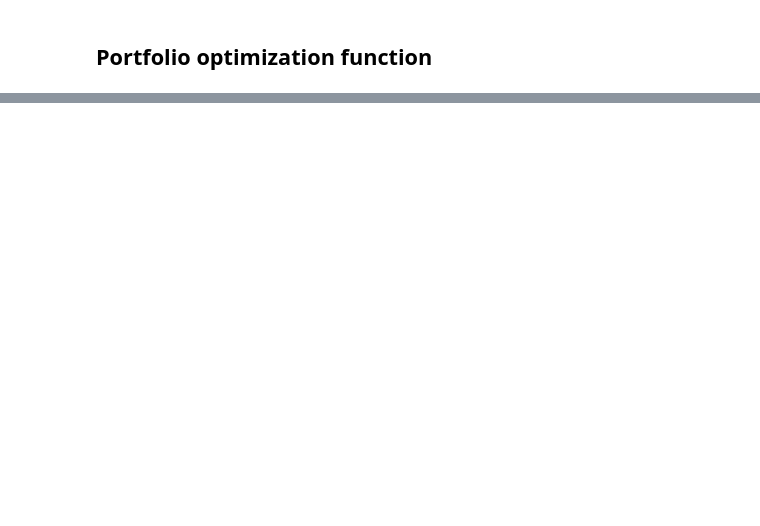
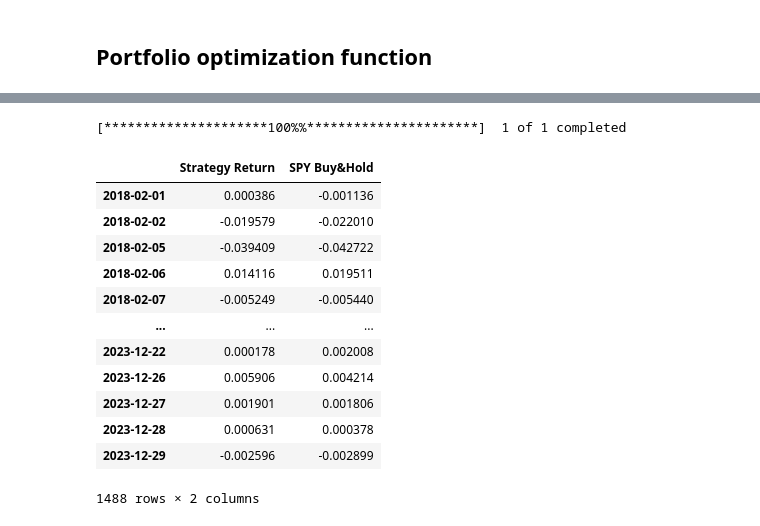
Before and after one commit to tylerchg/Algorithmic-Trading, a Jupyter notebook: Algorithmic Trading.ipynb, the cells around one changed output, grey strips where cells are left out. Cells and saved outputs as stored; diff of their text form; code cells hidden in the pictures; blank space fills up the shorter version.

```diff
--- a/Algorithmic Trading.ipynb
+++ b/Algorithmic Trading.ipynb
@@ -450,0 +550,28 @@ ModuleNotFoundError: No module named 'pypfopt'
+# %%
+# Visualize Portfolio returns and compare to SP500 returns
+spy = yf.download(tickers='SPY',
+                  start='2015-01-01',
+                  end=dt.date.today())
+
+spy_ret = np.log(spy[['Adj Close']]).diff().dropna().rename({'Adj Close':'SPY Buy&Hold'}, axis=1)
+
+portfolio_df = portfolio_df.merge(spy_ret,
+                                  left_index=True,
+                                  right_index=True)
+
+portfolio_df
+# %% [output]
+[*********************100%%**********************]  1 of 1 completed
+|  | Strategy Return | SPY Buy&Hold |
+| 2018-02-01 | 0.000386 | -0.001136 |
+| 2018-02-02 | -0.019579 | -0.022010 |
+| 2018-02-05 | -0.039409 | -0.042722 |
+| 2018-02-06 | 0.014116 | 0.019511 |
+| 2018-02-07 | -0.005249 | -0.005440 |
+| ... | ... | ... |
+| 2023-12-22 | 0.000178 | 0.002008 |
+| 2023-12-26 | 0.005906 | 0.004214 |
+| 2023-12-27 | 0.001901 | 0.001806 |
+| 2023-12-28 | 0.000631 | 0.000378 |
+| 2023-12-29 | -0.002596 | -0.002899 |
+1488 rows × 2 columns
```
Also changed, not shown: parts of 18 cells of this notebook.
